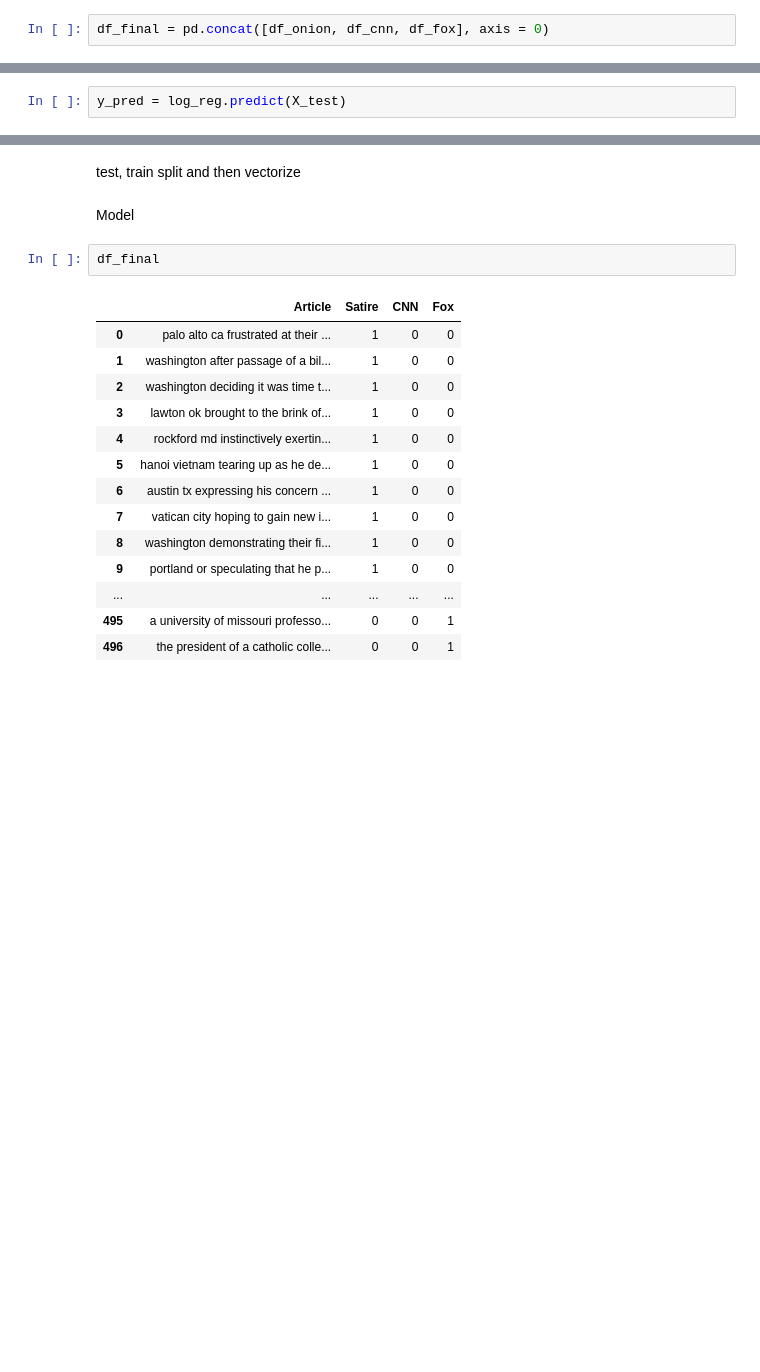
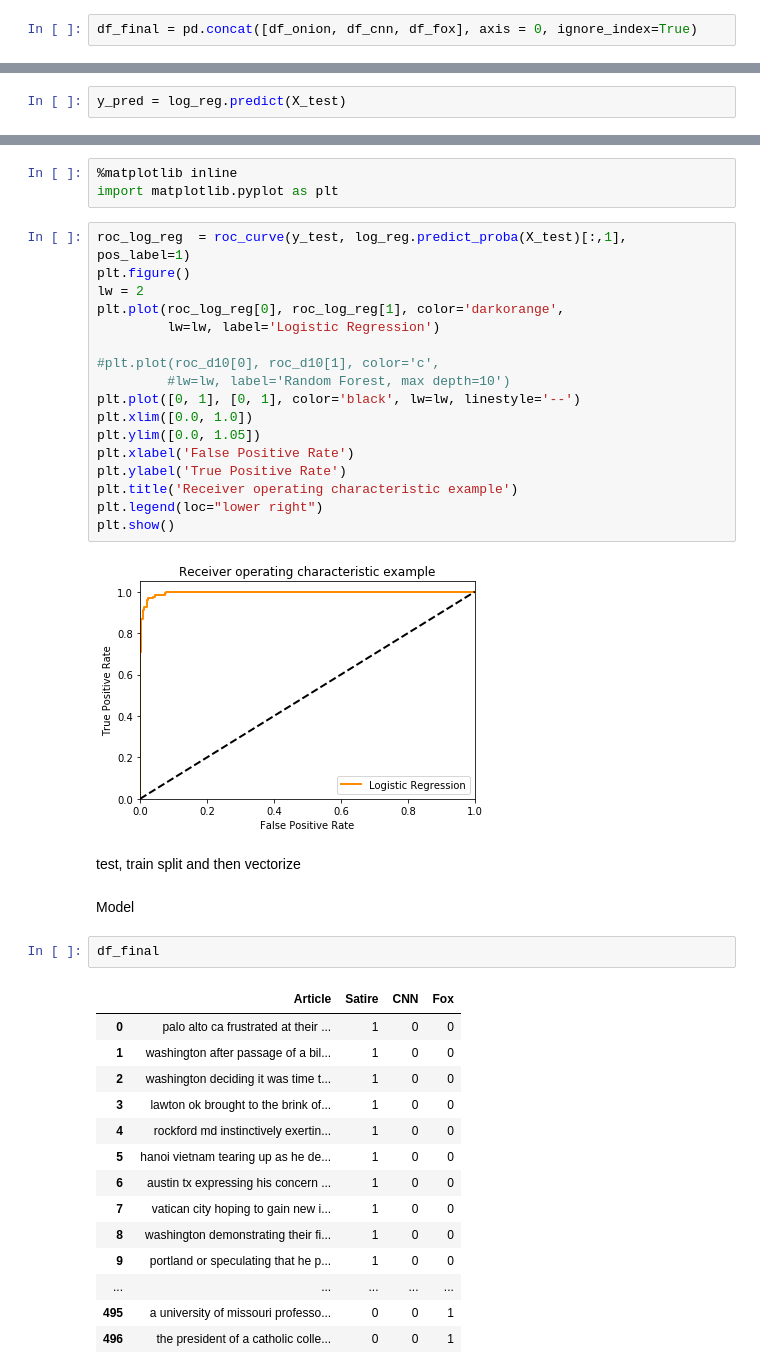
Before and after one commit to johncpolitte/News_or_Satire, a Jupyter notebook: build_full_df.ipynb, the cells around one changed output, grey strips where cells are left out. Cells and saved outputs as stored; diff of their text form; blank space fills up the shorter version.

Commit message:
built roc curve

```diff
--- a/build_full_df.ipynb
+++ b/build_full_df.ipynb
@@ -148,4 +148,4 @@ df_cnn = cnn_cleaner(sample_cnn_df)
 # %%
 df_fox = fox_cleaner(sample_fox_df)
 # %%
-df_final = pd.concat([df_onion, df_cnn, df_fox], axis = 0)
+df_final = pd.concat([df_onion, df_cnn, df_fox], axis = 0, ignore_index=True)
@@ -203,3 +274,25 @@ prec
+# %%
+%matplotlib inline
+import matplotlib.pyplot as plt
+# %%
+roc_log_reg  = roc_curve(y_test, log_reg.predict_proba(X_test)[:,1], pos_label=1)
+plt.figure()
+lw = 2
+plt.plot(roc_log_reg[0], roc_log_reg[1], color='darkorange',
+         lw=lw, label='Logistic Regression')
+
+#plt.plot(roc_d10[0], roc_d10[1], color='c',
+         #lw=lw, label='Random Forest, max depth=10')
+plt.plot([0, 1], [0, 1], color='black', lw=lw, linestyle='--')
+plt.xlim([0.0, 1.0])
+plt.ylim([0.0, 1.05])
+plt.xlabel('False Positive Rate')
+plt.ylabel('True Positive Rate')
+plt.title('Receiver operating characteristic example')
+plt.legend(loc="lower right")
+plt.show()
+# %% [output]
+[figure, added]
 # %% [markdown]
 test, train split and then vectorize
 # %% [markdown]
```
Also changed, not shown: parts of 16 cells of this notebook.
